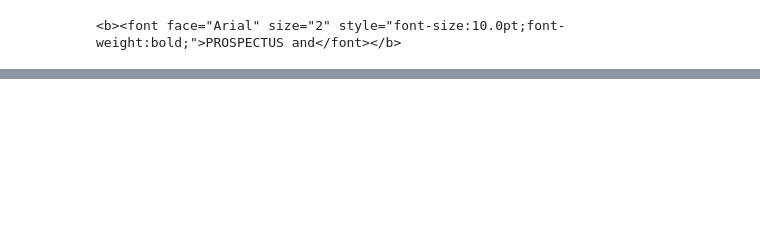
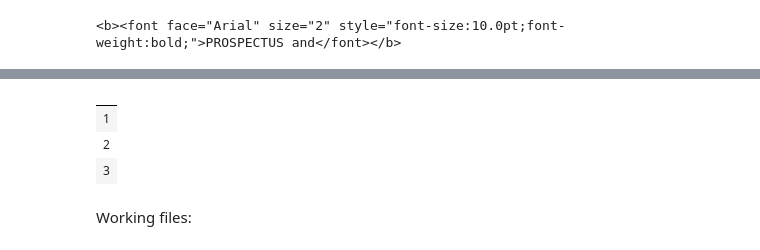
Before and after one commit to Barrett-Rogers/dq9-edgar-tigers, a Jupyter notebook: EDGAR_tigers.ipynb, the cells around one changed output, grey strips where cells are left out. Cells and saved outputs as stored; diff of their text form; code cells hidden in the pictures; blank space fills up the shorter version.

```diff
--- a/EDGAR_tigers.ipynb
+++ b/EDGAR_tigers.ipynb
@@ -199,0 +142,18 @@ AttributeError: 'str' object has no attribute 're'
+# %%
+test = open('./data/424B2_a19-18449_5424b2.htm','r')
+contents = test.read()
+soup = BS(contents, 'lxml')
+table = soup.find_all('table')[1]
+df = pd.read_html(str(table))[0].dropna().T
+#
+header = df.iloc[0] #grab the first row for the header
+df = df[1:] #take the data less the header row
+df.columns = header
+df
+# %% [output]
+|  |
+| 1 |
+| 2 |
+| 3 |
+# %% [markdown]
+Working files:
```
Also changed, not shown: parts of 37 cells of this notebook.
